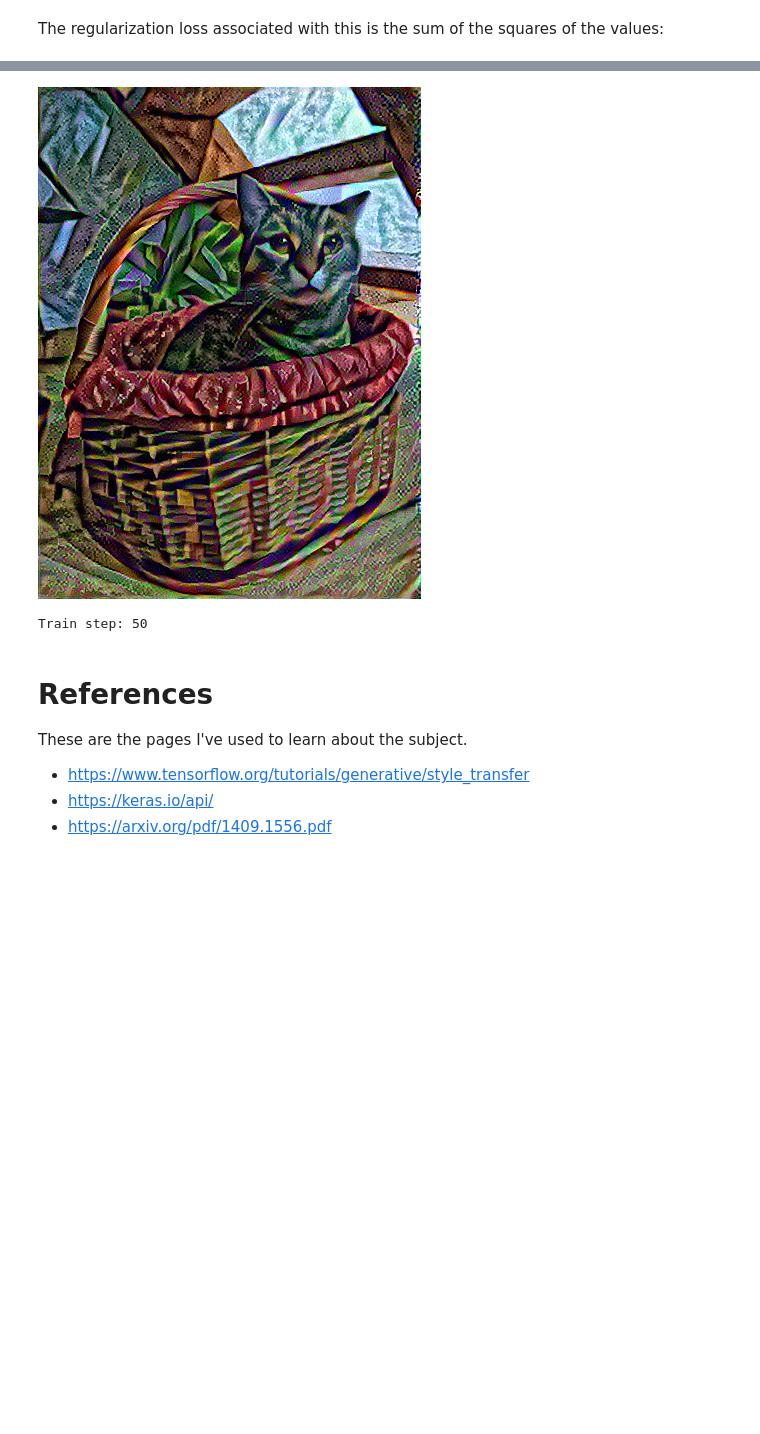
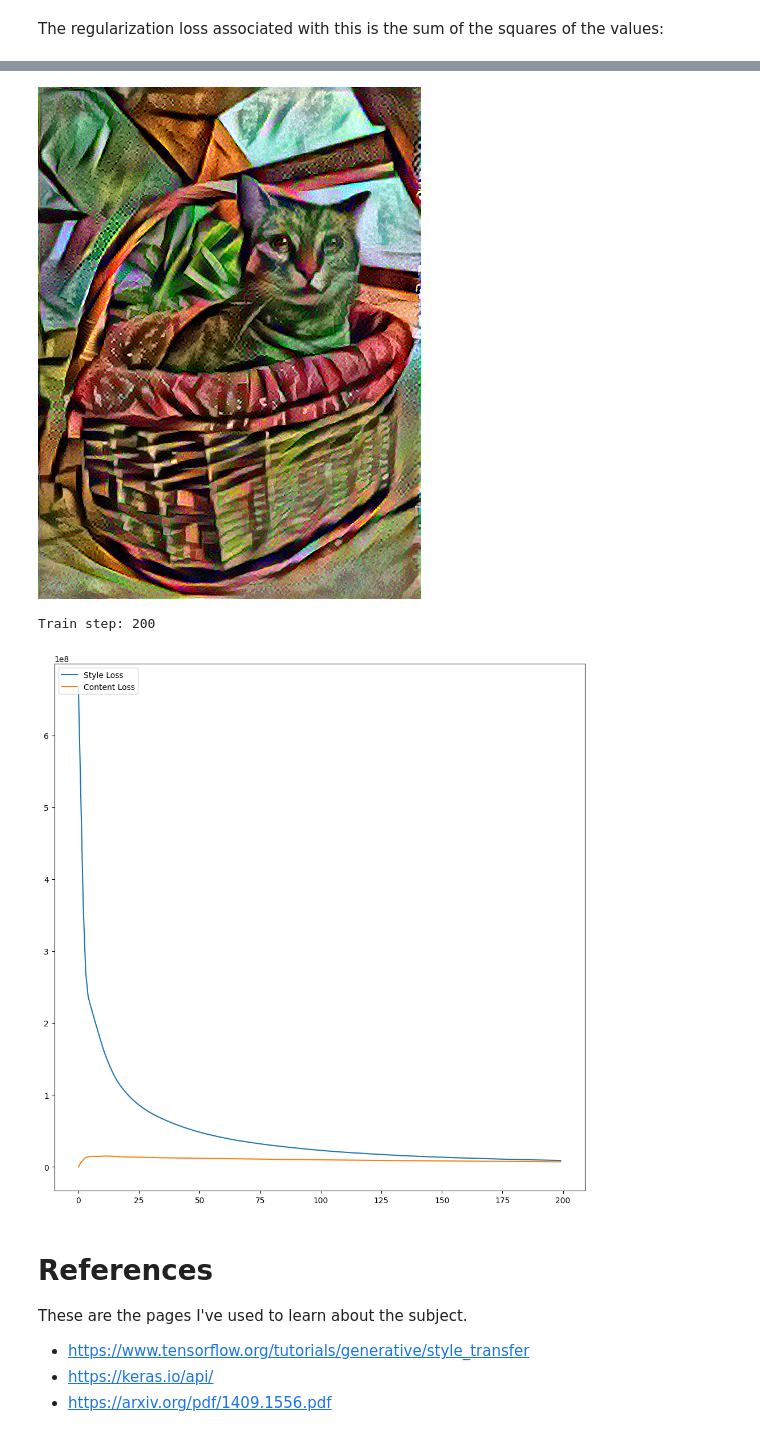
Before and after one commit to RawEnchilada/StyleTransfer, a Jupyter notebook: style_transfer.ipynb, the cells around one changed output, grey strips where cells are left out. Cells and saved outputs as stored; diff of their text form; code cells hidden in the pictures; blank space fills up the shorter version.

Commit message:
loss graph

```diff
--- a/style_transfer.ipynb
+++ b/style_transfer.ipynb
@@ -337,16 +337,12 @@ Use `tf.GradientTape` to update the image.
 def train_step(image):
   with tf.GradientTape() as tape:
     outputs = extractor(image)
-    loss = style_content_loss(outputs)
+    losses = style_content_loss(outputs)
+    loss = losses["total_loss"]
 
   grad = tape.gradient(loss, image)
   opt.apply_gradients([(grad, image)])
   image.assign(clip_0_1(image))
+  return {"outputs":outputs,"losses":losses}
 # %% [markdown]
 Now run a few steps to test:
-# %%
-# runs a 10 step optimisation
-for n in range(10):
-    train_step(image)
-
-tensor_to_image(image)
@@ -354,0 +349,17 @@ tensor_to_image(image)
+# %%
+
+
+style_diffs = []
+content_diffs = []
+for i in range(10):
+    diffs = train_step(image)["losses"]
+    style_diffs.append(diffs["style_loss"])
+    content_diffs.append(diffs["content_loss"])
+
+
+plt.plot(style_diffs, label="Style Loss")
+plt.plot(content_diffs, label="Content Loss")
+plt.legend(loc="upper left")
+plt.show()
+
+tensor_to_image(image)
@@ -401,33 +415,46 @@ First let's set some variables, we can experiment with these for better results.
 # %%
 
 @tf.function()
 def train_step(image):
   with tf.GradientTape() as tape:
     outputs = extractor(image)
-    loss = style_content_loss(outputs)
+    losses = style_content_loss(outputs)
+    loss = losses["total_loss"]
     loss += total_variation_weight*tf.image.total_variation(image)
 
   grad = tape.gradient(loss, image)
   opt.apply_gradients([(grad, image)])
   image.assign(clip_0_1(image))
+  return {"outputs":outputs,"losses":losses}
+
 
 opt = tf.keras.optimizers.Adam(learning_rate=learning_rate, beta_1=beta_1, epsilon=epsilon)
 image = tf.Variable(content_image)
 
-
+style_diffs = []
+content_diffs = []
 
 step = 0
 for n in range(epochs):
   for m in range(steps_per_epoch):
     step += 1
-    train_step(image)
+    diffs = train_step(image)["losses"]
+    style_diffs.append(diffs["style_loss"])
+    content_diffs.append(diffs["content_loss"])
     print(".", end='', flush=True)
   display.clear_output(wait=True)
   display.display(tensor_to_image(image))
   print("Train step: {}".format(step))
+
+
+plt.plot(style_diffs, label="Style Loss")
+plt.plot(content_diffs, label="Content Loss")
+plt.legend(loc="upper left")
+plt.show()
 # %% [output]
-[figure, old version]
+[figure, new version]
-Train step: 50
+Train step: 200
+[figure, added]
 # %% [markdown]
 # References
 These are the pages I've used to learn about the subject.
```
Also changed, not shown: parts of 6 cells of this notebook, 2 other files.
